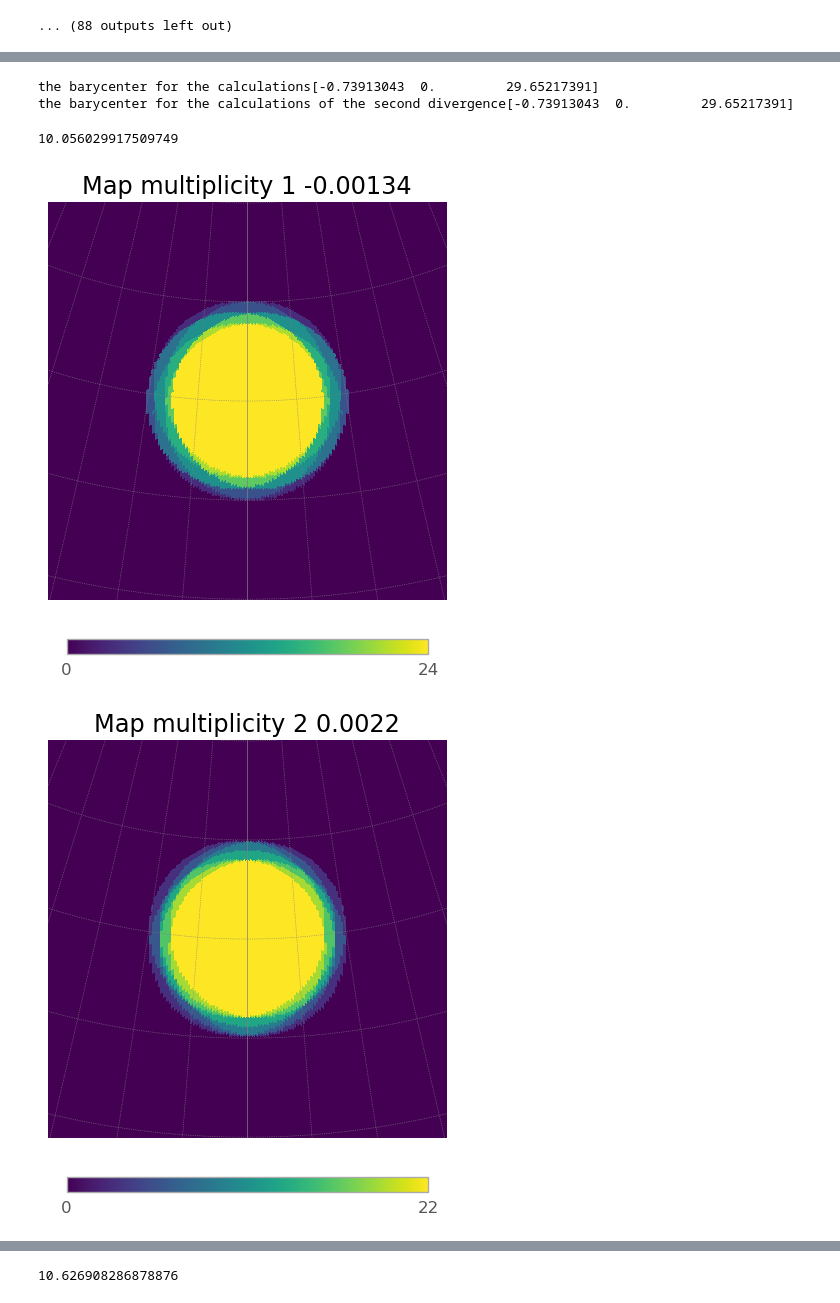
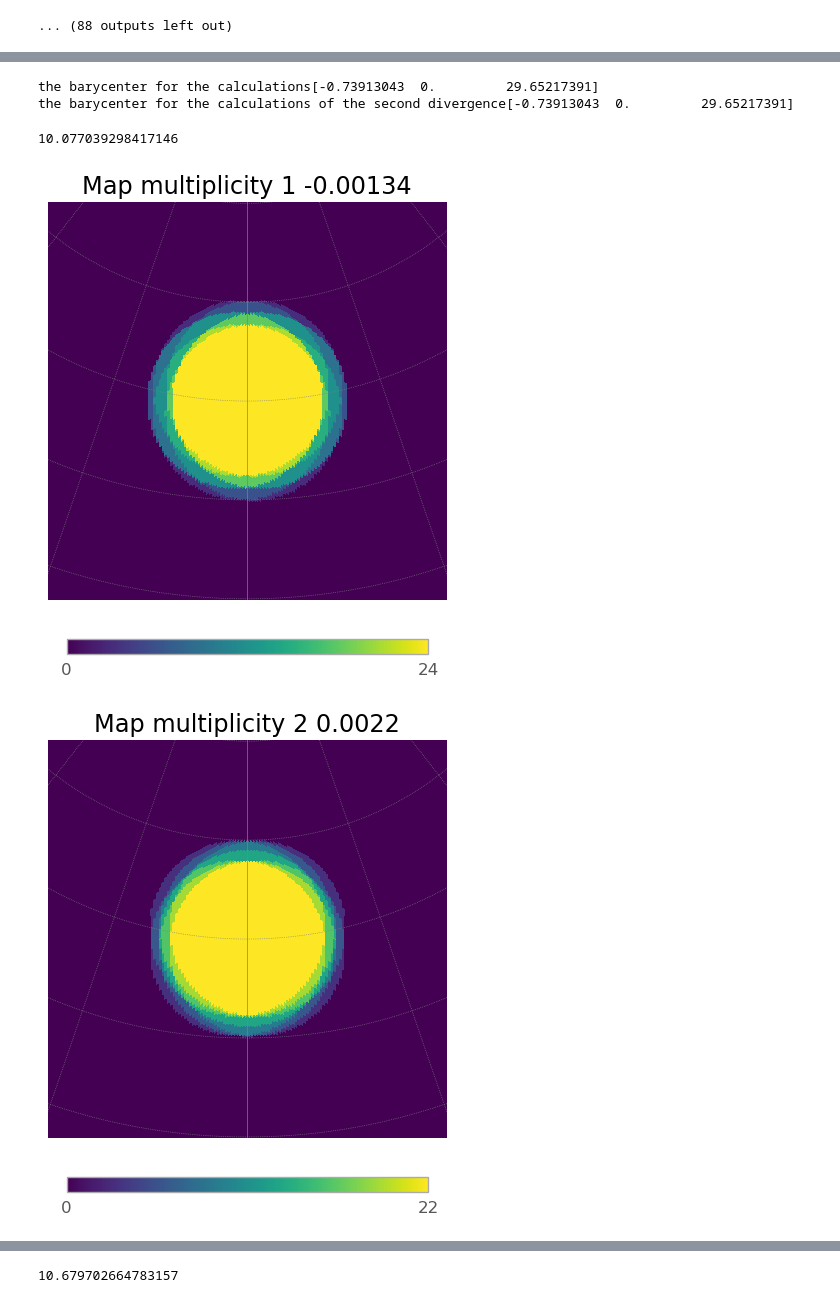
Before and after one commit to SamantaMorales/divtel, a Jupyter notebook: SST/BEST_SST_choosing_divergence_values.ipynb, the cells around one changed output, grey strips where cells are left out. Cells and saved outputs as stored; diff of their text form; code cells hidden in the pictures.

```diff
--- a/SST/BEST_SST_choosing_divergence_values.ipynb
+++ b/SST/BEST_SST_choosing_divergence_values.ipynb
@@ -429,3 +429,13 @@ Table length=46
 | 44 | -955.0 | 199.0 | 22.75 | 0.000 | 0.000 | 90.000 | 5.600 | 4.450 | 62.462 | 1.000 | -0.000 | ... |
 | 45 | 955.0 | -199.0 | 7.75 | 0.000 | 0.000 | 90.000 | 5.600 | 4.450 | 62.462 | 1.000 | -0.000 | ... |
 | 46 | 955.0 | 199.0 | 5.25 | 0.000 | 0.000 | 90.000 | 5.600 | 4.450 | 62.462 | 1.000 | -0.000 | ... |
+# %%
+divergence_list=[0.0022, 0.0043, 0.008, 0.01135, 0.013]
+# %%
+full_array_FoV_cut=[]
+full_array_av_m_cut=[]
+for divergence in divergence_list:
+    full_array.divergent_pointing(div=divergence)
+    full_array_FoV_cut.append(full_array.hFoV(m_cut=3)[0])
+    full_array_av_m_cut.append(full_array.hFoV(m_cut=3)[1])
+    full_array.multiplicity_plot()
@@ -431,0 +451,8 @@ Table length=46
+# %%
+full_array_FoV=[]
+full_array_av_m=[]
+for divergence in divergence_list:
+    full_array.divergent_pointing(div=divergence)
+    full_array_FoV.append(full_array.hFoV()[0])
+    full_array_av_m.append(full_array.hFoV()[1])
+    full_array.multiplicity_plot()
@@ -670,16 +699,16 @@ convergence_list
 # %%
 # Here i am not using the one that I normally use for the pointing with the corresponding barycenter because i am trying just to make an estimate
 # %%
-for i in range(4):
-    array_conv.divergent_pointing_2_div(complete_array=full_array,tel_group_2=array_div, div1=convergence_list[i], div2=divergence_list[i], az=0, alt=60)
+for i in range(5):
+    array_conv.divergent_pointing_2_div(complete_array=full_array,tel_group_2=array_div, div1=convergence_list[i], div2=divergence_list[i], az=0, alt=70)
     array_conv.multiplicity_plot_2_div(array_div, subarray_mult_1=number_of_telescopes_config_SST_conv, subarray_mult_2=number_of_telescopes_config_SST_div)
 # %% [output]
 the barycenter for the calculations[-0.73913043  0.         29.65217391]
 the barycenter for the calculations of the second divergence[-0.73913043  0.         29.65217391]
-10.056029917509749
+10.077039298417146
-[figure, old version]
+[figure, new version]
-[figure, old version]
+[figure, new version]
 [figure]
 the barycenter for the calculations[-0.73913043  0.         29.65217391]
 the barycenter for the calculations of the second divergence[-0.73913043  0.         29.65217391]
-10.626908286878876
+10.679702664783157
```
Also changed, not shown: parts of 19 cells of this notebook, 3 other files.
